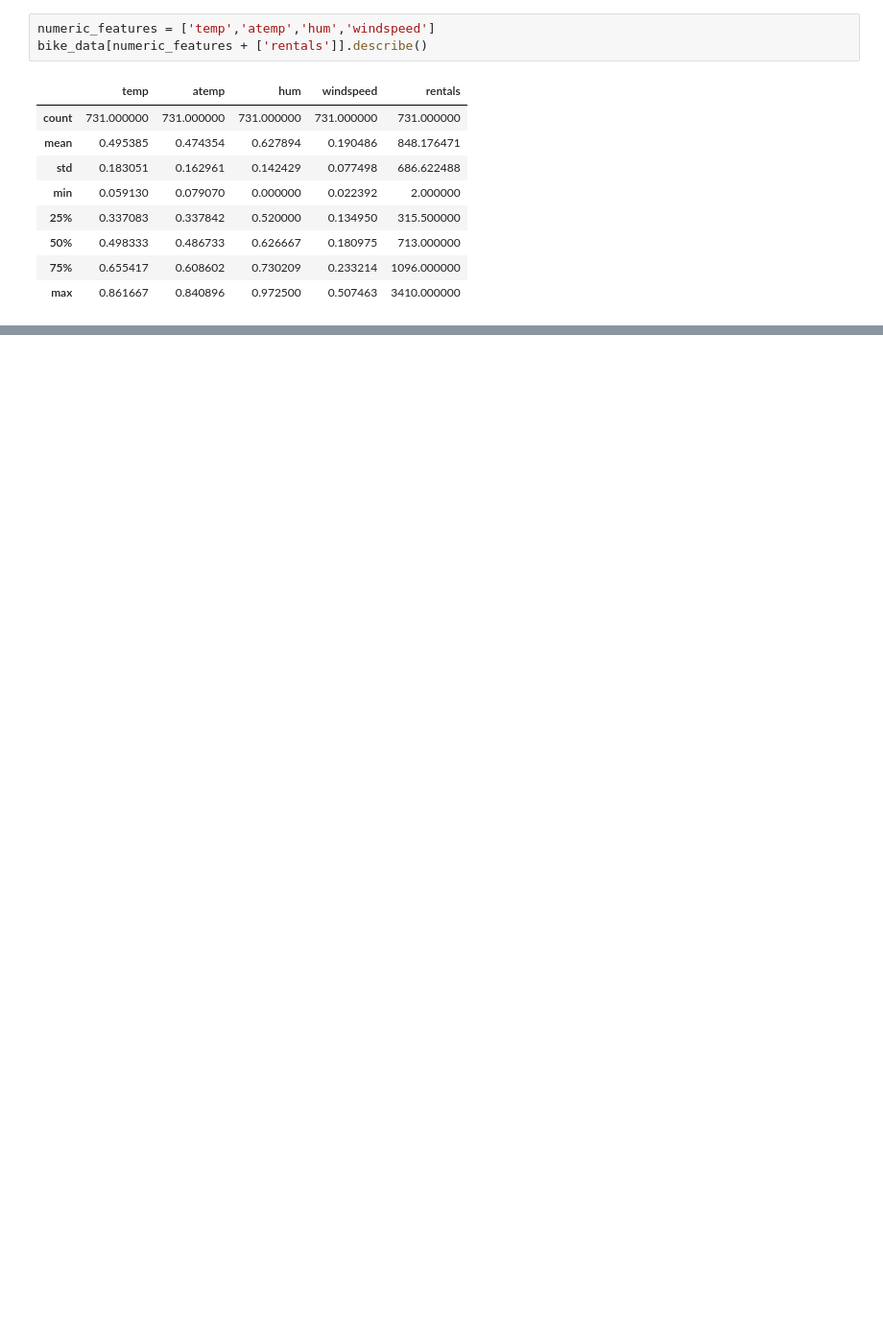
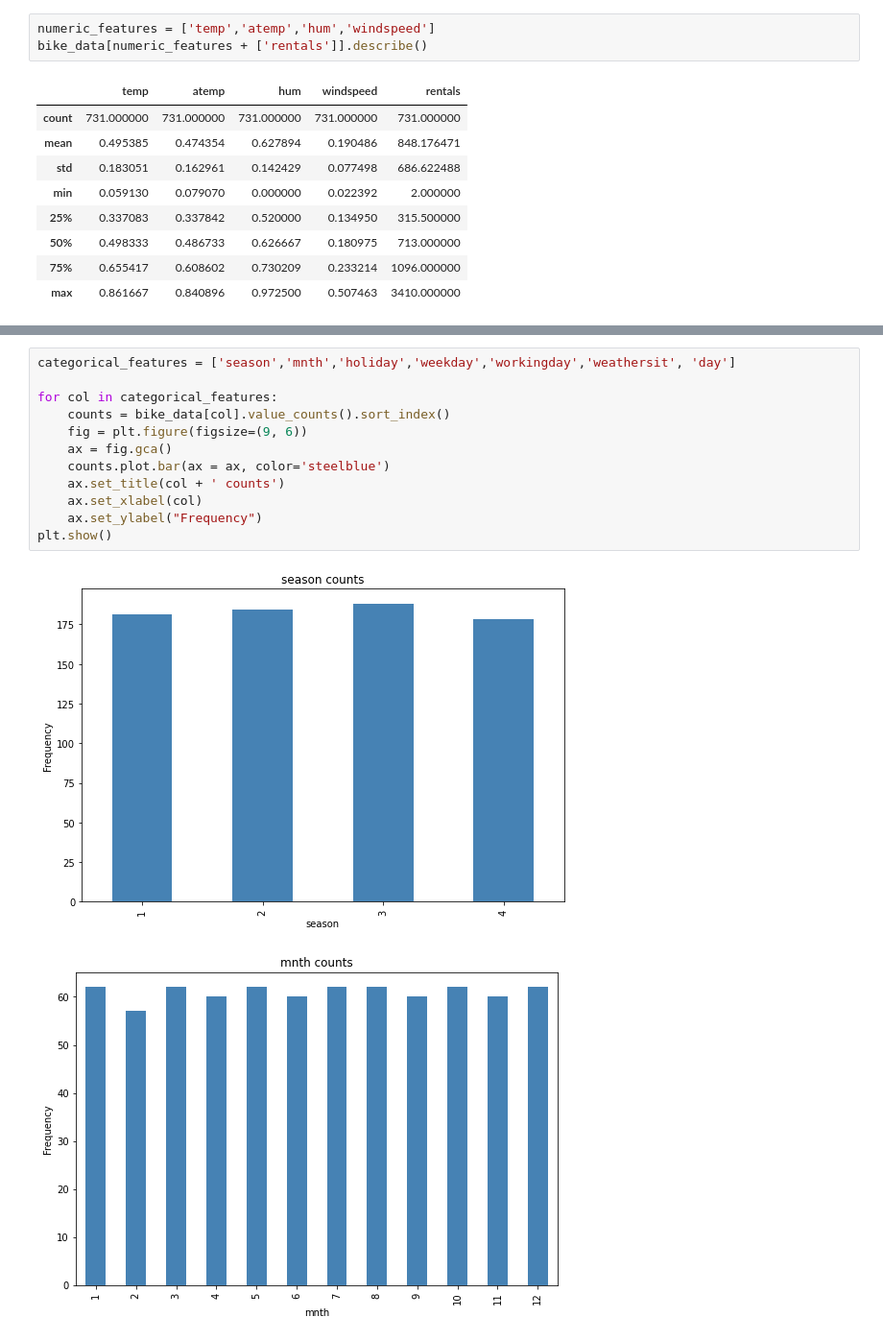
Before and after one commit to edwardquarm/Machine-Learning-Projects, a Jupyter notebook: LinearRegression.ipynb, the cells around one changed output, grey strips where cells are left out. Shown at 96% size. Drawn from its saved outputs; the diff is of its cells as text; blank space fills up the shorter version.

```diff
--- a/LinearRegression.ipynb
+++ b/LinearRegression.ipynb
@@ -59,0 +88,15 @@ fig.show()
+# %%
+categorical_features = ['season','mnth','holiday','weekday','workingday','weathersit', 'day']
+
+for col in categorical_features:
+    counts = bike_data[col].value_counts().sort_index()
+    fig = plt.figure(figsize=(9, 6))
+    ax = fig.gca()
+    counts.plot.bar(ax = ax, color='steelblue')
+    ax.set_title(col + ' counts')
+    ax.set_xlabel(col)
+    ax.set_ylabel("Frequency")
+plt.show()
+# %% [output]
+[figure, added]
+[figure, added]
```
Also changed, not shown: parts of 15 cells of this notebook.
